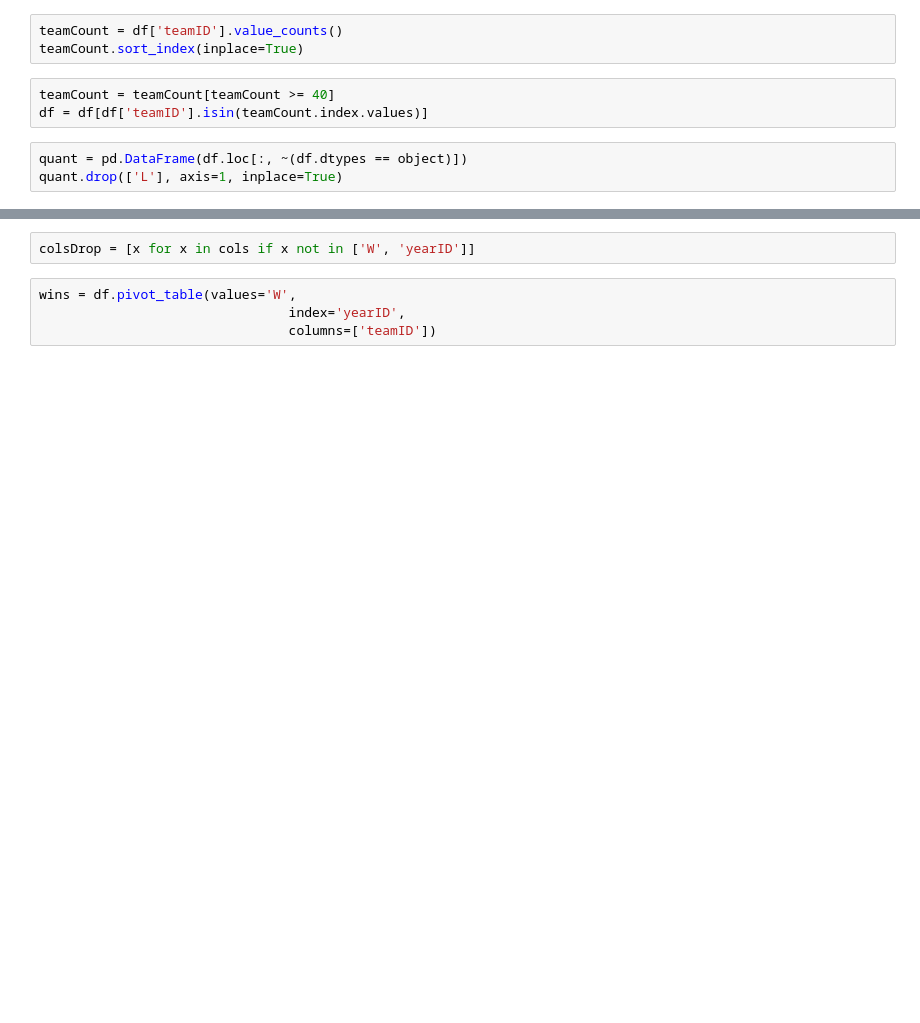
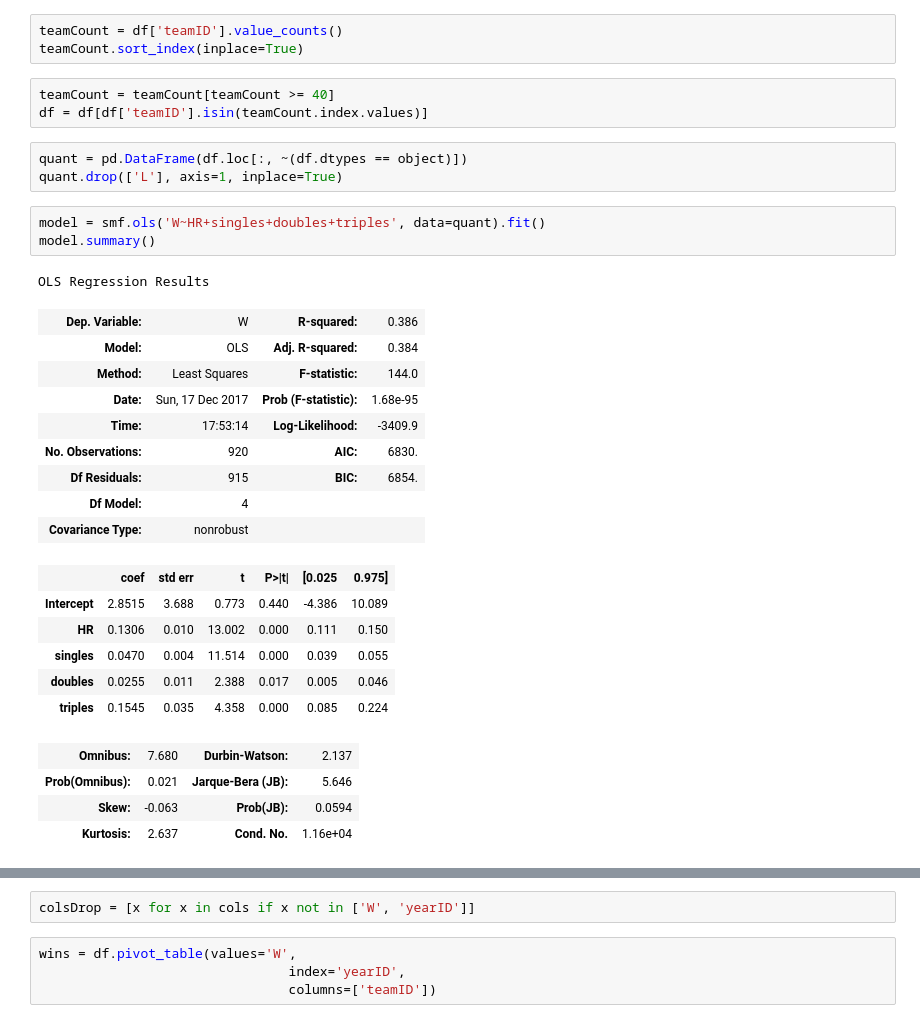
Before and after one commit to bfine9618/ese302FinalProject, a Jupyter notebook: Autocorrelation Analysis.ipynb, the cells around one changed output, grey strips where cells are left out. Saved outputs shown, nothing was run; the diff lists cells and outputs as text; blank space fills up the shorter version.

Commit message:
final ols model and cleaned dataset

```diff
--- a/Autocorrelation Analysis.ipynb
+++ b/Autocorrelation Analysis.ipynb
@@ -80,3 +92,27 @@ df = df[df['teamID'].isin(teamCount.index.values)]
 # %%
 quant = pd.DataFrame(df.loc[:, ~(df.dtypes == object)])
 quant.drop(['L'], axis=1, inplace=True)
+# %%
+model = smf.ols('W~HR+singles+doubles+triples', data=quant).fit()
+model.summary()
+# %% [output]
+OLS Regression Results
+| Dep. Variable: | W | R-squared: | 0.386 |
+| Model: | OLS | Adj. R-squared: | 0.384 |
+| Method: | Least Squares | F-statistic: | 144.0 |
+| Date: | Sun, 17 Dec 2017 | Prob (F-statistic): | 1.68e-95 |
+| Time: | 17:53:14 | Log-Likelihood: | -3409.9 |
+| No. Observations: | 920 | AIC: | 6830. |
+| Df Residuals: | 915 | BIC: | 6854. |
+| Df Model: | 4 |  |  |
+| Covariance Type: | nonrobust |  |  |
+|  | coef | std err | t | P>|t| | [0.025 | 0.975] |
+| Intercept | 2.8515 | 3.688 | 0.773 | 0.440 | -4.386 | 10.089 |
+| HR | 0.1306 | 0.010 | 13.002 | 0.000 | 0.111 | 0.150 |
+| singles | 0.0470 | 0.004 | 11.514 | 0.000 | 0.039 | 0.055 |
+| doubles | 0.0255 | 0.011 | 2.388 | 0.017 | 0.005 | 0.046 |
+| triples | 0.1545 | 0.035 | 4.358 | 0.000 | 0.085 | 0.224 |
+| Omnibus: | 7.680 | Durbin-Watson: | 2.137 |
+| Prob(Omnibus): | 0.021 | Jarque-Bera (JB): | 5.646 |
+| Skew: | -0.063 | Prob(JB): | 0.0594 |
+| Kurtosis: | 2.637 | Cond. No. | 1.16e+04 |
```
Also changed, not shown: parts of 3 cells of this notebook, 9 other files.
